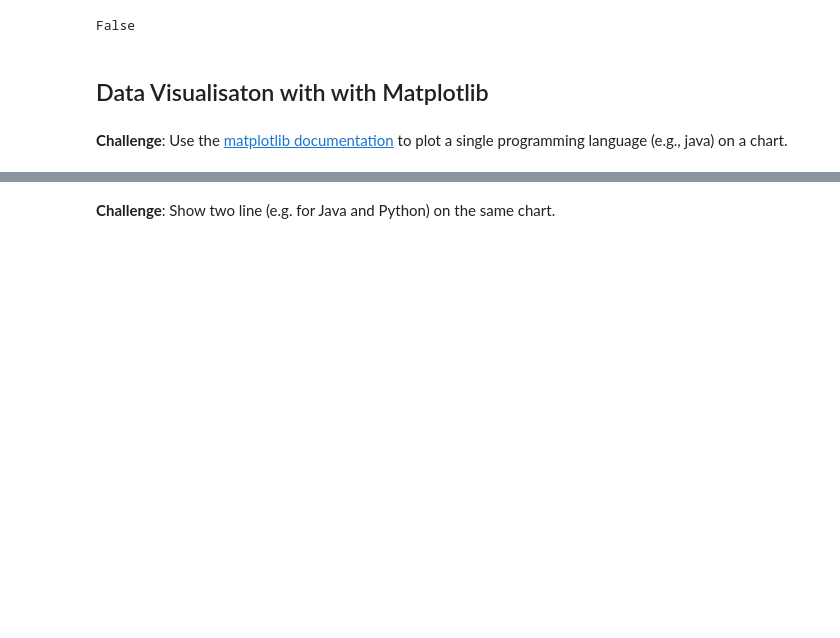
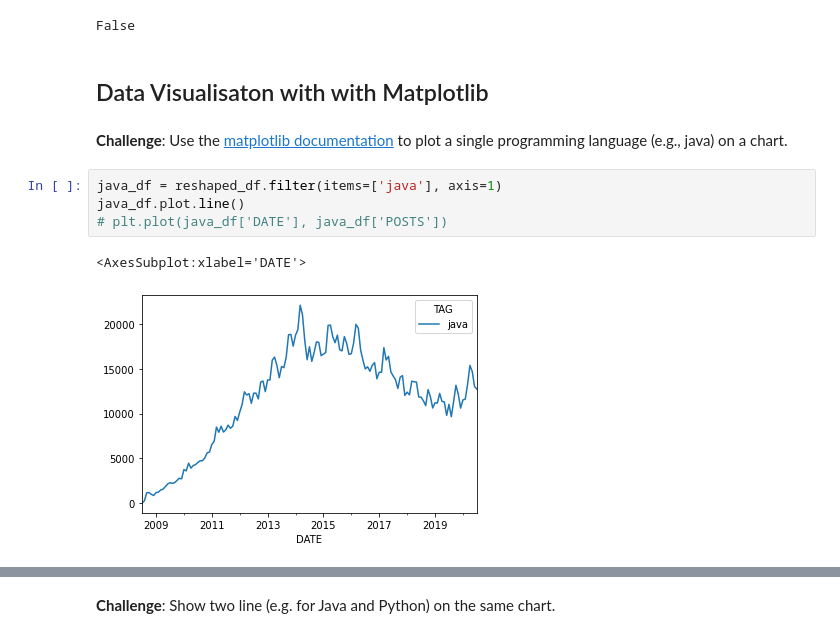
Before and after one commit to Joshua-Jenkins33/100DaysOfPython, a Jupyter notebook: 072_Day_72_Data_Visualization_with_Matplotlib/Practicing_on_a_New_Dataset.ipynb, the cells around one changed output, grey strips where cells are left out. Drawn from its saved outputs; the diff is of its cells as text; blank space fills up the shorter version.

Commit message:
Day 72; Styling the Chart

```diff
--- a/072_Day_72_Data_Visualization_with_Matplotlib/Practicing_on_a_New_Dataset.ipynb
+++ b/072_Day_72_Data_Visualization_with_Matplotlib/Practicing_on_a_New_Dataset.ipynb
@@ -273,3 +274,10 @@ False
 ## Data Visualisaton with with Matplotlib
 # %% [markdown]
 **Challenge**: Use the [matplotlib documentation](https://matplotlib.org/3.2.1/api/_as_gen/matplotlib.pyplot.plot.html#matplotlib.pyplot.plot) to plot a single programming language (e.g., java) on a chart.
+# %%
+java_df = reshaped_df.filter(items=['java'], axis=1)
+java_df.plot.line()
+# plt.plot(java_df['DATE'], java_df['POSTS'])
+# %% [output]
+<AxesSubplot:xlabel='DATE'>
+[figure, added]
```
Also changed, not shown: parts of 3 cells of this notebook, 1 other file.
